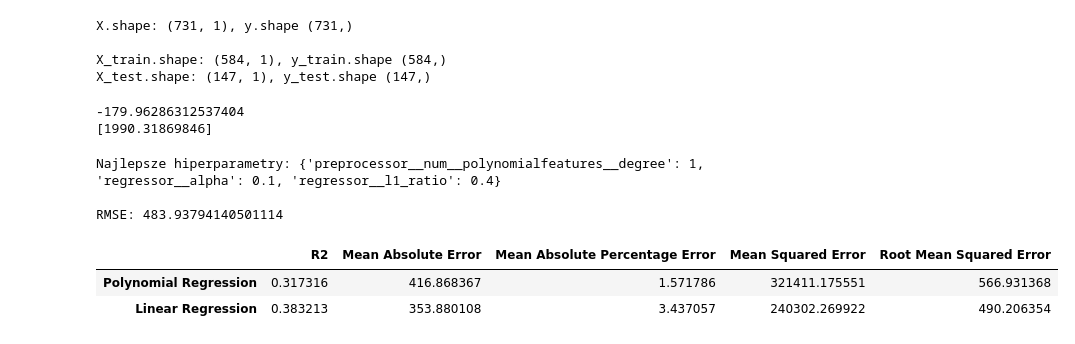
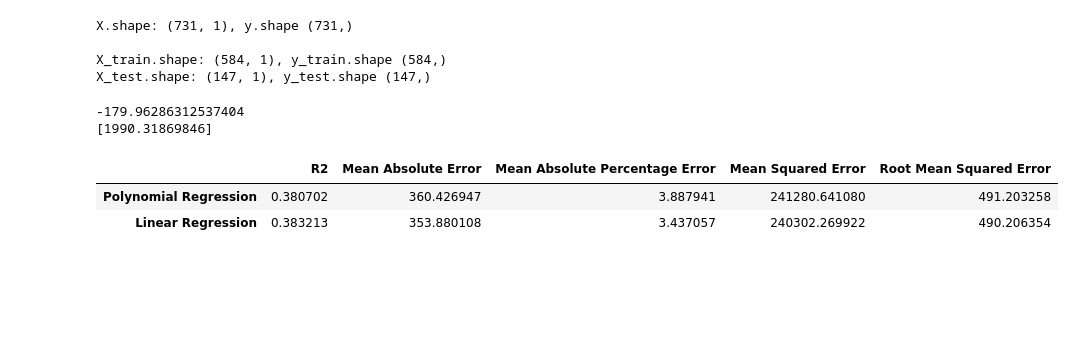
Before and after one commit to KenZooo11/m13.5, a Jupyter notebook: 13.5.ipynb, the cells around one changed output. Saved outputs shown, nothing was run; the diff lists cells and outputs as text; code cells hidden in the pictures; blank space fills up the shorter version.

```diff
--- a/13.5.ipynb
+++ b/13.5.ipynb
@@ -163,60 +163,6 @@ print(lr_model.coef_)
 # %%
 from sklearn.model_selection import KFold
 cv = KFold(n_splits=5, shuffle=False)
-# %%
-from sklearn.pipeline import Pipeline
-from sklearn.compose import ColumnTransformer
-from sklearn.metrics import mean_squared_error
-from sklearn.model_selection import train_test_split
-from sklearn.preprocessing import PolynomialFeatures
-from sklearn.preprocessing import OneHotEncoder
-from sklearn.preprocessing import PowerTransformer
-from sklearn.preprocessing import StandardScaler
-from sklearn.linear_model import ElasticNet
-from sklearn.model_selection import GridSearchCV
-# Podział na zmienne objaśniające i zmienną objaśnianą
-X = bike_data[numeric_features+categorical_features].copy()
-y = bike_data[target].copy()
-
-# Podział na zbiór treningowy i testowy (taki sam podział co poprzednio)
-X_train, X_test, y_train, y_test = train_test_split(X, y, test_size=0.2, shuffle=False)
-numeric_transformer = Pipeline(steps=[
-    ('logtransformer', PowerTransformer()),
-    ('standardscaler', StandardScaler()),
-    ('polynomialfeatures', PolynomialFeatures())])
-
-categorical_transformer = Pipeline(steps=[
-    ('onehot', OneHotEncoder(handle_unknown='ignore'))])
-
-preprocessor = ColumnTransformer(
-    transformers=[
-        ('num', numeric_transformer, numeric_features),
-        ('cat', categorical_transformer, categorical_features)])
-
-# Tworzenie końcowego Pipeline, który będziemy trenować
-final_pipeline = Pipeline(steps=[('preprocessor', preprocessor),
-                                 ('regressor', ElasticNet())])
-
-params = {'preprocessor__num__polynomialfeatures__degree': [1, 2, 3, 4, 5],
-          'regressor__alpha': [1e-5, 1e-4, 1e-3, 1e-2, 1e-1, 0.0, 1.0, 10.0, 100.0],
-          'regressor__l1_ratio': np.arange(0, 1.1, 0.1)}
-
-final_polynomial_regression_gridsearch = GridSearchCV(final_pipeline,
-                                                      params,
-                                                      scoring='neg_mean_squared_error',
-                                                      cv=cv)
-
-final_polynomial_regression_gridsearch.fit(X_train, y_train)
-print("\nNajlepsze hiperparametry:", final_polynomial_regression_gridsearch.best_params_, "\n")
-
-final_polynomial_regression_model = final_polynomial_regression_gridsearch.best_estimator_
-predictions_train = final_polynomial_regression_model.predict(X_train)
-predictions_test = final_polynomial_regression_model.predict(X_test)
-print(f'RMSE: {np.sqrt(mean_squared_error(y_test, predictions_test))}')
-# %% [output]
-Najlepsze hiperparametry: {'preprocessor__num__polynomialfeatures__degree': 1, 'regressor__alpha': 0.1, 'regressor__l1_ratio': 0.4}
-
-RMSE: 483.93794140501114
 # %%
 #Policz pozostałe metryki dla tego modelu, zrób wizualizacyjną ocenę i następnie porównaj ostatni model z pierwszym, który stworzyliśmy.
 # %%
@@ -229,44 +175,45 @@ regression = LinearRegression()
 regression.fit(X_train, y_train)
 y_predict = regression.predict(X_test)
 
+
 poly = PolynomialFeatures(degree=2)
 X_poly_train = poly.fit_transform(X_train)
 X_poly_test = poly.transform(X_test)
 
 poly_regression = LinearRegression()
 poly_regression.fit(X_poly_train, y_train)
-train_predictions = poly_regression.predict(X_poly_train)
-test_predictions = poly_regression.predict(X_poly_test)
+test_prediction = poly_regression.predict(X_poly_test)
 all_predictions = poly_regression.predict(poly.transform(X))
 # %%
 from sklearn.metrics import r2_score
 from sklearn.metrics import mean_absolute_error
 from sklearn.metrics import mean_absolute_percentage_error
 from sklearn.metrics import mean_squared_error
 from math import sqrt
 
 r2_ml = r2_score(y_test, y_predict)
 mae_ml = mean_absolute_error(y_test, y_predict)
 mape_ml = mean_absolute_percentage_error(y_test, y_predict)
 mse_ml = mean_squared_error(y_test, y_predict)
-rmse_ml = sqrt(mean_squared_error(y_test, y_predict))
+rmse_ml = sqrt(mse_ml)
 
-r2_m2 = r2_score(y, all_predictions)
-mae_m2 = mean_absolute_error(y, all_predictions)
-mape_m2 = mean_absolute_percentage_error(y, all_predictions)
-mse_m2 = mean_squared_error(y, all_predictions)
-rmse_m2 = sqrt(mean_squared_error(y, all_predictions))
+r2_m2 = r2_score(y_test, test_prediction)
+mae_m2 = mean_absolute_error(y_test, test_prediction)
+mape_m2 = mean_absolute_percentage_error(y_test, test_prediction)
+mse_m2 = mean_squared_error(y_test, test_prediction)
+rmse_m2 = sqrt(mse_m2)
+
 
 df = pd.DataFrame(index=['Polynomial Regression', 'Linear Regression'])
 df['R2'] = [r2_m2, r2_ml]
 df['Mean Absolute Error'] = [mae_m2, mae_ml]
 df['Mean Absolute Percentage Error'] = [mape_m2, mape_ml]
 df['Mean Squared Error'] = [mse_m2, mse_ml]
 df['Root Mean Squared Error'] = [rmse_m2, rmse_ml]
 df
 # %% [output]
 |  | R2 | Mean Absolute Error | Mean Absolute Percentage Error | Mean Squared Error | Root Mean Squared Error |
-| Polynomial Regression | 0.317316 | 416.868367 | 1.571786 | 321411.175551 | 566.931368 |
+| Polynomial Regression | 0.380702 | 360.426947 | 3.887941 | 241280.641080 | 491.203258 |
 | Linear Regression | 0.383213 | 353.880108 | 3.437057 | 240302.269922 | 490.206354 |
 # %%
 plt.scatter(x=y_predict, y=y_test, alpha=0.25)
```
Also changed, not shown: parts of 4 cells of this notebook.
